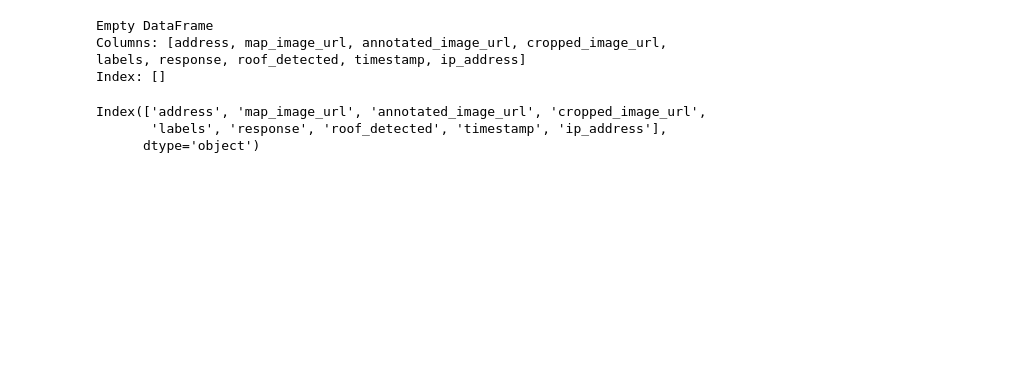
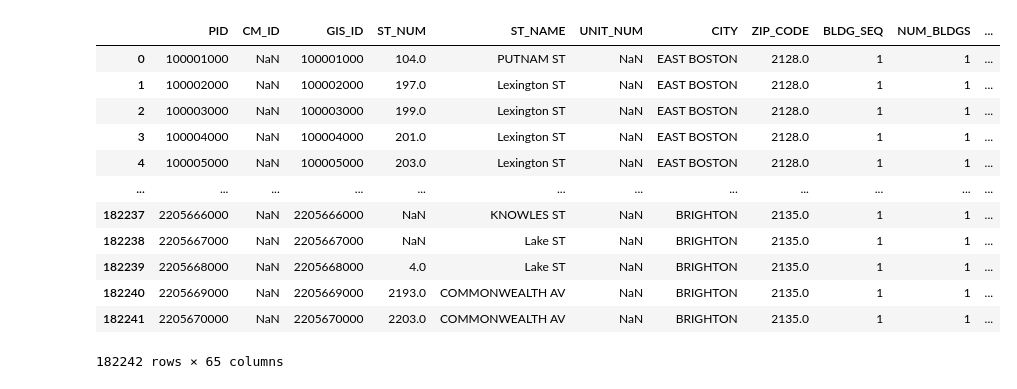
Before and after one commit to MitchLeahy/RoofRate, a Jupyter notebook: scratch.ipynb, the cells around one changed output. Cells and saved outputs as stored; diff of their text form; code cells hidden in the pictures; blank space fills up the shorter version.

```diff
--- a/scratch.ipynb
+++ b/scratch.ipynb
@@ -220,37 +1,18 @@ KeyboardInterrupt:
-# %%
-from azure.storage.blob import BlobClient
-from io import StringIO
-import pandas as pd
-from dotenv import load_dotenv
-import os
-
-load_dotenv()
-base_sas_url = os.getenv("BLOB_BASE_URL")
-blob_sas_token = os.getenv("BLOB_SAS_KEY")
-# Define the SAS URL
-sas_url = f"{base_sas_url}table/searchs.csv?{blob_sas_token}"
-# Connect to the Blob using the SAS URL
-
-blob_client = BlobClient.from_blob_url(sas_url)
-
-# blob_client.download_blob().readall()
-
-# Load the CSV from Blob Storage
-try:
-    # Download the blob as a string
-    csv_data = blob_client.download_blob().readall()
-    # Load the string into a DataFrame
-    df = pd.read_csv(StringIO(csv_data.decode()))
-
-except Exception as e:
-    print(f"Failed to load CSV: {e}")
-# %% [output]
-Empty DataFrame
-Columns: [address, map_image_url, annotated_image_url, cropped_image_url, labels, response, roof_detected, timestamp, ip_address]
-Index: []
-# %%
-df.columns
-# %% [output]
-Index(['address', 'map_image_url', 'annotated_image_url', 'cropped_image_url',
-       'labels', 'response', 'roof_detected', 'timestamp', 'ip_address'],
-      dtype='object')
+# %%
+bos_df = pd.read_csv('/Users/mitchleahy/Documents/Projects/RoofData/BostonPropAssessment 2024.csv')
+# %%
+bos_df
+# %% [output]
+|  | PID | CM_ID | GIS_ID | ST_NUM | ST_NAME | UNIT_NUM | CITY | ZIP_CODE | BLDG_SEQ | NUM_BLDGS | ... |
+| 0 | 100001000 | NaN | 100001000 | 104.0 | PUTNAM ST | NaN | EAST BOSTON | 2128.0 | 1 | 1 | ... |
+| 1 | 100002000 | NaN | 100002000 | 197.0 | Lexington ST | NaN | EAST BOSTON | 2128.0 | 1 | 1 | ... |
+| 2 | 100003000 | NaN | 100003000 | 199.0 | Lexington ST | NaN | EAST BOSTON | 2128.0 | 1 | 1 | ... |
+| 3 | 100004000 | NaN | 100004000 | 201.0 | Lexington ST | NaN | EAST BOSTON | 2128.0 | 1 | 1 | ... |
+| 4 | 100005000 | NaN | 100005000 | 203.0 | Lexington ST | NaN | EAST BOSTON | 2128.0 | 1 | 1 | ... |
+| ... | ... | ... | ... | ... | ... | ... | ... | ... | ... | ... | ... |
+| 182237 | 2205666000 | NaN | 2205666000 | NaN | KNOWLES ST | NaN | BRIGHTON | 2135.0 | 1 | 1 | ... |
+| 182238 | 2205667000 | NaN | 2205667000 | NaN | Lake ST | NaN | BRIGHTON | 2135.0 | 1 | 1 | ... |
+| 182239 | 2205668000 | NaN | 2205668000 | 4.0 | Lake ST | NaN | BRIGHTON | 2135.0 | 1 | 1 | ... |
+| 182240 | 2205669000 | NaN | 2205669000 | 2193.0 | COMMONWEALTH AV | NaN | BRIGHTON | 2135.0 | 1 | 1 | ... |
+| 182241 | 2205670000 | NaN | 2205670000 | 2203.0 | COMMONWEALTH AV | NaN | BRIGHTON | 2135.0 | 1 | 1 | ... |
+182242 rows × 65 columns
```
Also changed, not shown: parts of 18 cells of this notebook, 7 other files.
